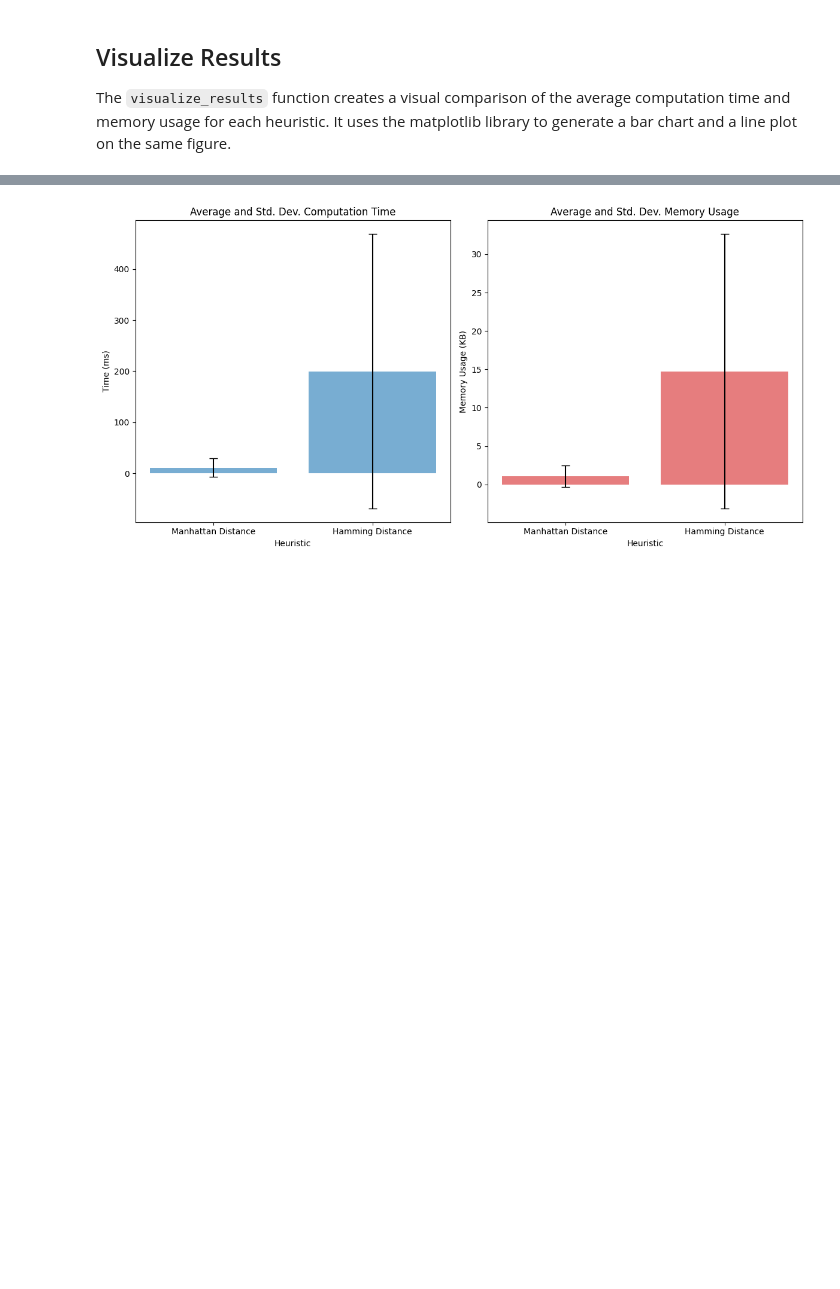
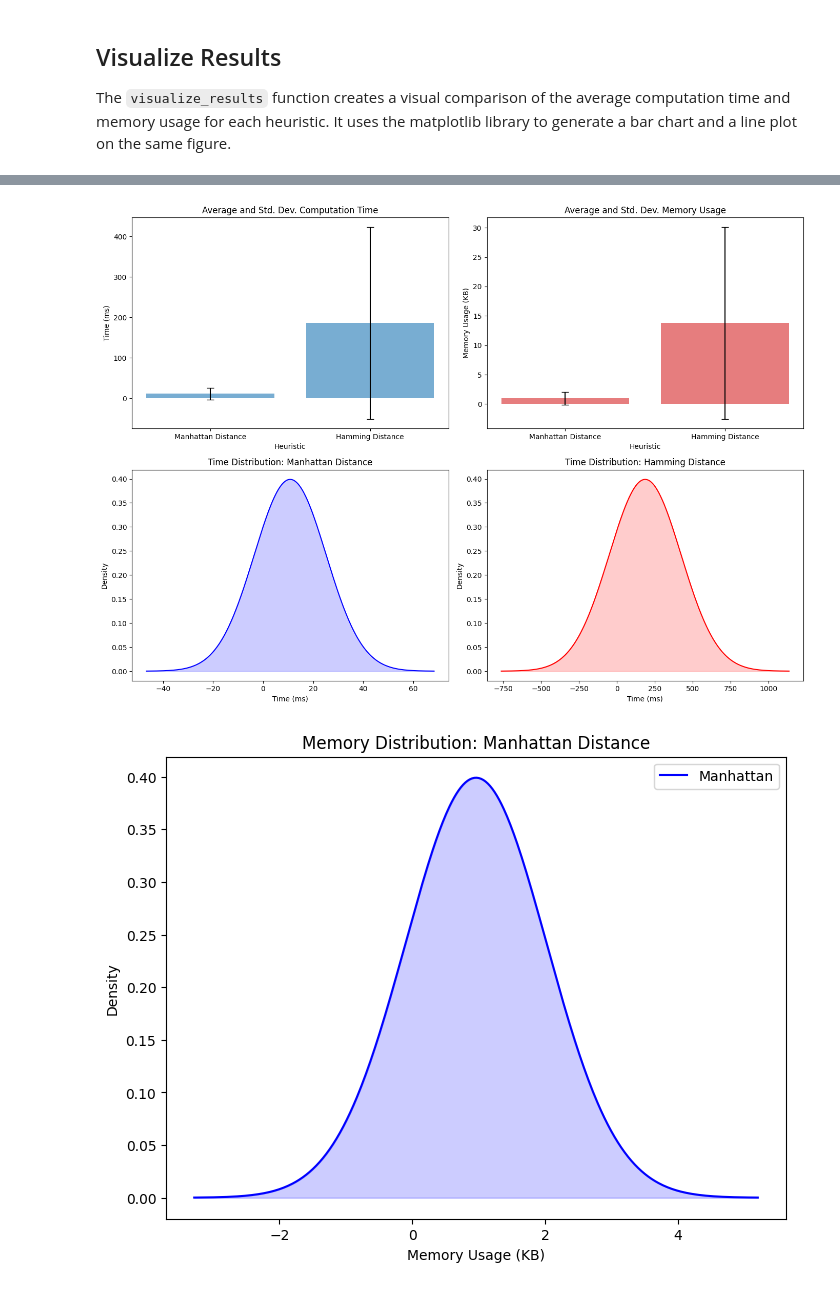
Before and after one commit to CSDCBB26/intro_ai-ds_exercise1, a Jupyter notebook: experiment/puzzle8_experiment.ipynb, the cells around one changed output, grey strips where cells are left out. Saved outputs shown, nothing was run; the diff lists cells and outputs as text; code cells hidden in the pictures; blank space fills up the shorter version.

```diff
--- a/experiment/puzzle8_experiment.ipynb
+++ b/experiment/puzzle8_experiment.ipynb
@@ -232,5 +312,6 @@ display_results(summary)
 +--------------------+------------------------------+------------------------------+--------------------------+--------------------------+
 # %%
-visualize_results(summary)
+visualize_results_with_distribution(summary)
 # %% [output]
-[figure, old version]
+[figure, new version]
+[figure, added]
```
Also changed, not shown: parts of 6 cells of this notebook.
